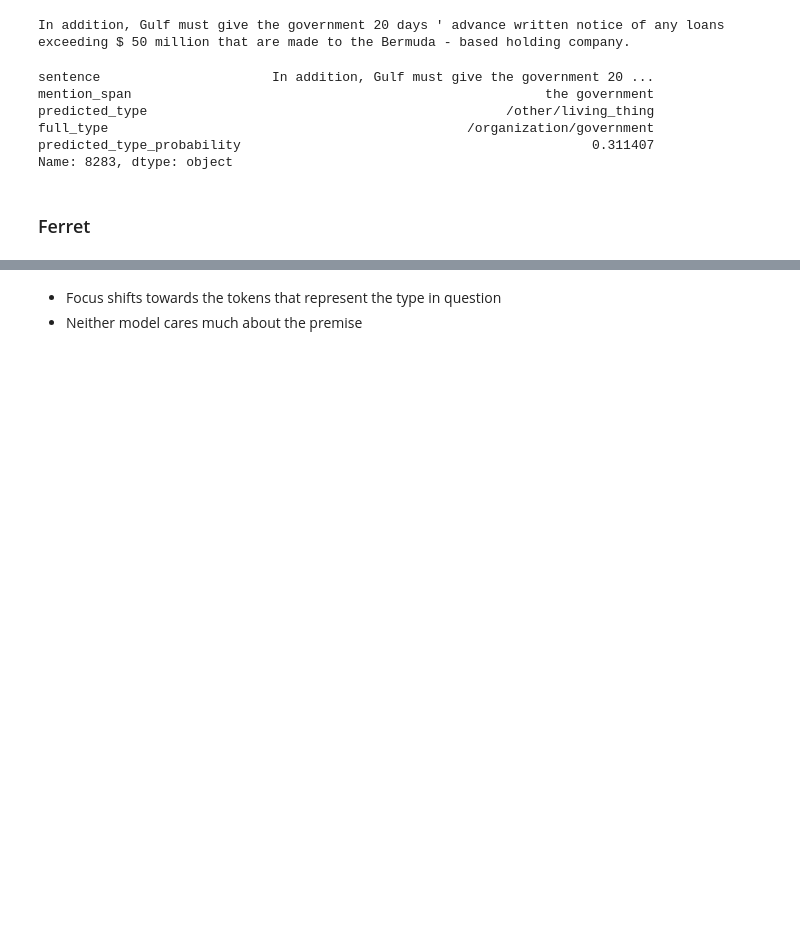
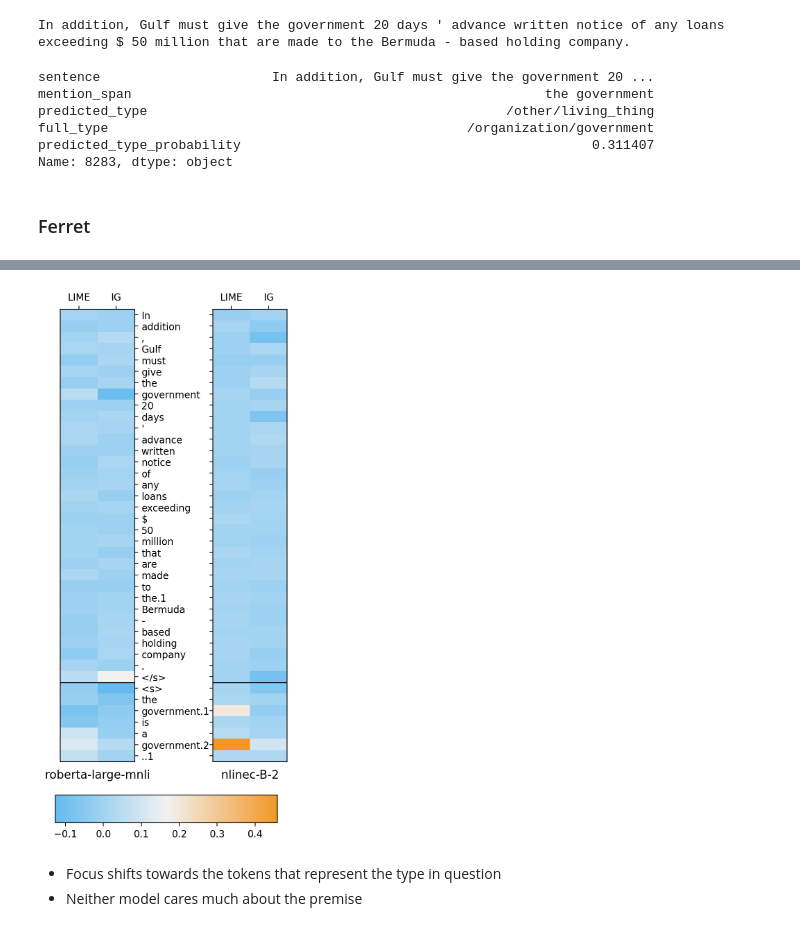
Before and after one commit to psaegert/nli-nec, a Jupyter notebook: dev/analysis/ferret.ipynb, the cells around one changed output, grey strips where cells are left out. Saved outputs shown, nothing was run; the diff lists cells and outputs as text; code cells hidden in the pictures; blank space fills up the shorter version.

```diff
--- a/dev/analysis/ferret.ipynb
+++ b/dev/analysis/ferret.ipynb
@@ -163,6 +173,3 @@ def get_benchmark(index, granularity, bench, type_):
     explanation_table.__dict__['data'].columns = [column.replace('Ġ', '') for column in explanation_table.__dict__['data'].columns]
 
     return eval_table, explanation_table
-# %%
-eval_table_base, explanation_table_base = get_benchmark(8283, 2, base_bench, 'government')
-eval_table_finetuned, explanation_table_finetuned = get_benchmark(8283, 2, finetuned_bench, 'government')
@@ -221,3 +232,7 @@ fig.subplots_adjust(bottom=0.16)
+# %%
+compare_benchmarks(base_bench, finetuned_bench, index=8283, granularity=2, type_='government');
+# %% [output]
+[figure, added]
 # %% [markdown]
 - Focus shifts towards the tokens that represent the type in question
 - Neither model cares much about the premise
```
Also changed, not shown: parts of 12 cells of this notebook.
